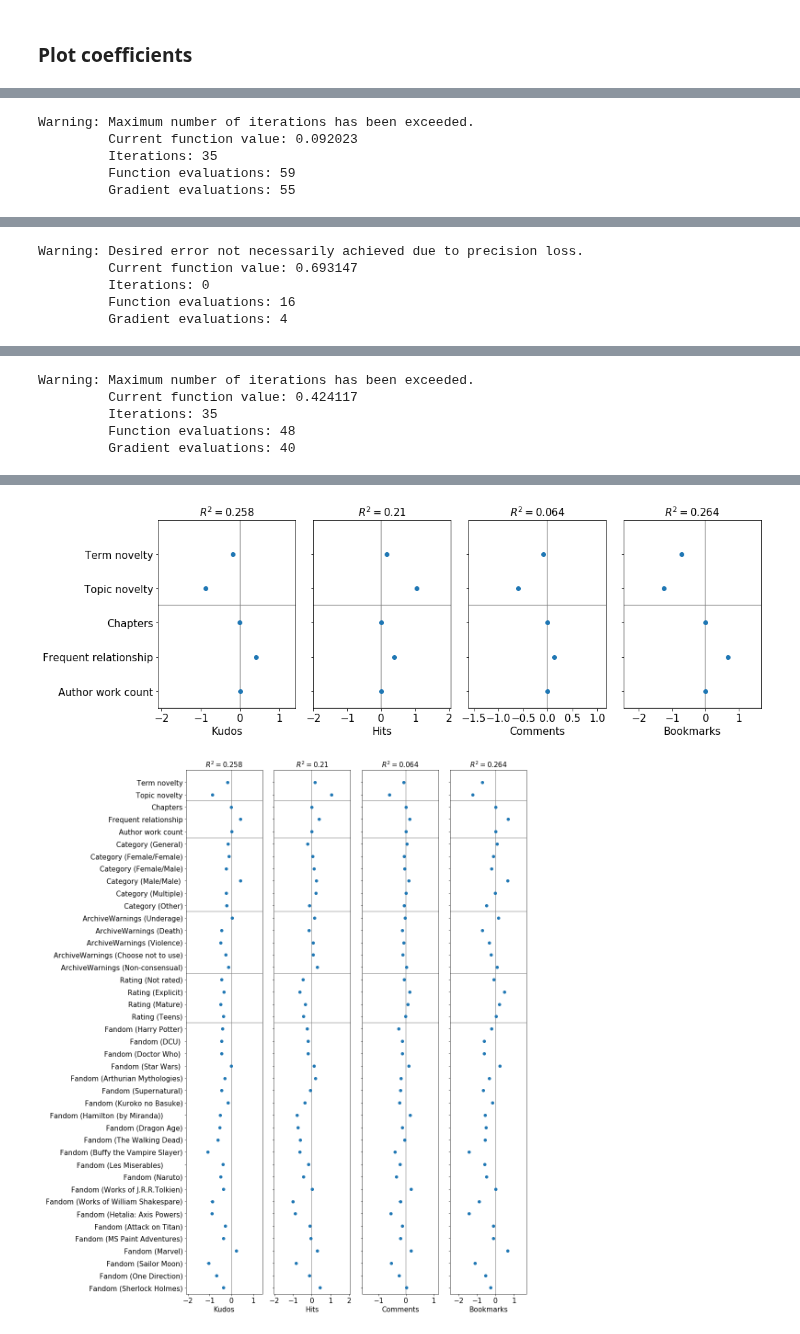
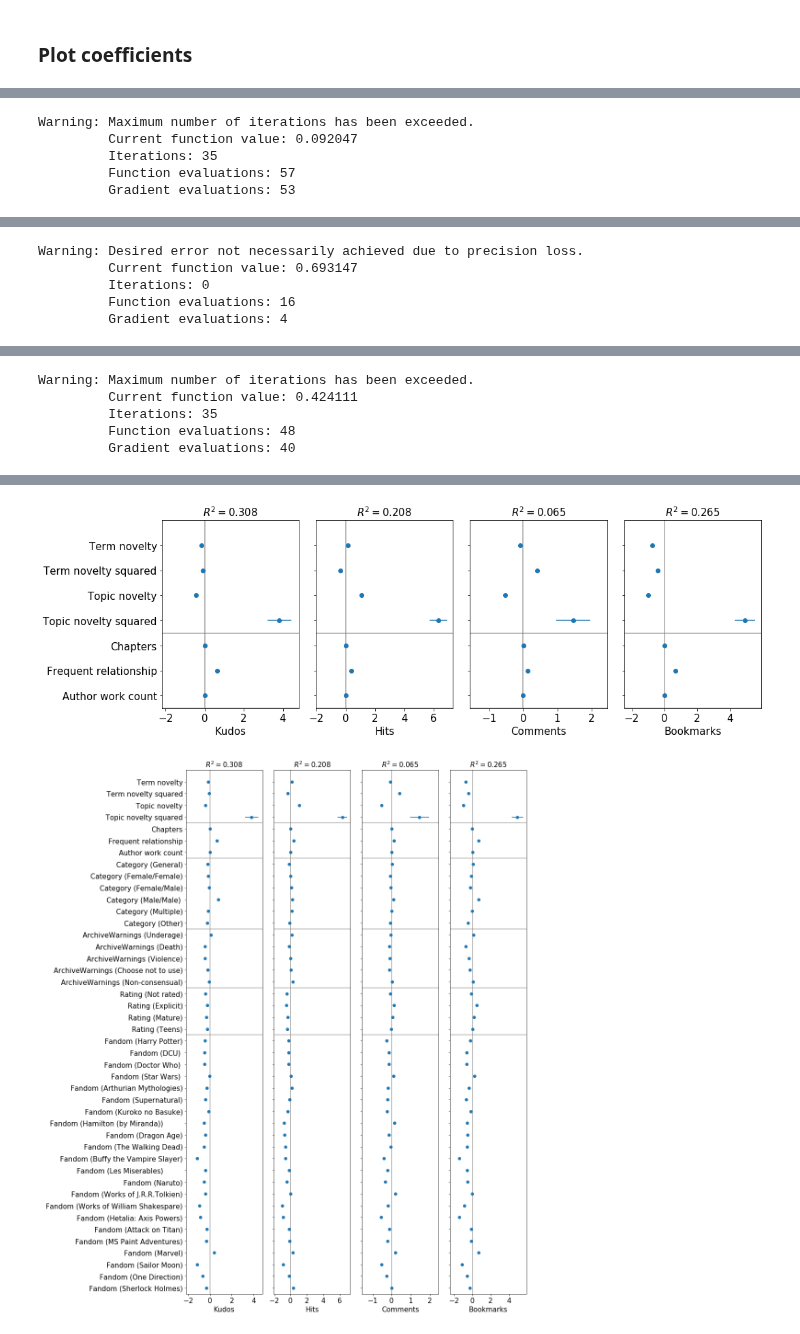
Before and after one commit to yzjing/ao3_old, a Jupyter notebook: exps/20190919_current_exps/2-step_addsq.ipynb, the cells around one changed output, grey strips where cells are left out. Cells and saved outputs as stored; diff of their text form; code cells hidden in the pictures.

```diff
--- a/exps/20190919_current_exps/2-step_addsq.ipynb
+++ b/exps/20190919_current_exps/2-step_addsq.ipynb
@@ -9,7 +9,7 @@ from statsmodels.formula.api import ols
 import statsmodels.api as sm
 from sklearn.linear_model import LogisticRegression
 # %%
-df_all = pd.read_csv('../../data/fanfic_regression_data_curated.tsv', sep = '\t')
+df_all = pd.read_csv('../../data/fanfic_regression_data_merged_chs.tsv', sep = '\t')
 # %%
 len(df_all)
 # %% [output]
@@ -282,8 +285,8 @@ def plot_fig(sq_option, partial=False):
     plt.tight_layout()
     plt.savefig('ols_coefs_sq={}_partial={}_no_merge.pdf'.format(sq_option, partial), format='pdf')
 # %%
-run_all(sq_option=False)
-plot_fig(partial=True, sq_option=False)
-plot_fig(partial=False, sq_option=False)
+run_all(sq_option=True)
+plot_fig(partial=True, sq_option=True)
+plot_fig(partial=False, sq_option=True)
 # %% [output]
 Warning: Maximum number of iterations has been exceeded.
@@ -312,10 +315,10 @@ Try using .loc[row_indexer,col_indexer] = value instead
 See the caveats in the documentation: http://pandas.pydata.org/pandas-docs/stable/user_guide/indexing.html#returning-a-view-versus-a-copy
   import sys
 Warning: Maximum number of iterations has been exceeded.
-         Current function value: 0.092023
+         Current function value: 0.092047
          Iterations: 35
-         Function evaluations: 59
-         Gradient evaluations: 55
+         Function evaluations: 57
+         Gradient evaluations: 53
 A value is trying to be set on a copy of a slice from a DataFrame.
 Try using .loc[row_indexer,col_indexer] = value instead
 
@@ -358,36 +361,36 @@ See the caveats in the documentation: http://pandas.pydata.org/pandas-docs/stabl
 
 A value is trying to be set on a copy of a slice from a DataFrame.
 Try using .loc[row_indexer,col_indexer] = value instead
 
 See the caveats in the documentation: http://pandas.pydata.org/pandas-docs/stable/user_guide/indexing.html#returning-a-view-versus-a-copy
   import sys
 Warning: Maximum number of iterations has been exceeded.
-         Current function value: 0.424117
+         Current function value: 0.424111
          Iterations: 35
          Function evaluations: 48
          Gradient evaluations: 40
 A value is trying to be set on a copy of a slice from a DataFrame.
 Try using .loc[row_indexer,col_indexer] = value instead
 
 See the caveats in the documentation: http://pandas.pydata.org/pandas-docs/stable/user_guide/indexing.html#returning-a-view-versus-a-copy
   after removing the cwd from sys.path.
 A value is trying to be set on a copy of a slice from a DataFrame.
 Try using .loc[row_indexer,col_indexer] = value instead
 
 See the caveats in the documentation: http://pandas.pydata.org/pandas-docs/stable/user_guide/indexing.html#returning-a-view-versus-a-copy
   """
 A value is trying to be set on a copy of a slice from a DataFrame.
 Try using .loc[row_indexer,col_indexer] = value instead
 
 See the caveats in the documentation: http://pandas.pydata.org/pandas-docs/stable/user_guide/indexing.html#returning-a-view-versus-a-copy
 
 A value is trying to be set on a copy of a slice from a DataFrame.
 Try using .loc[row_indexer,col_indexer] = value instead
 
 See the caveats in the documentation: http://pandas.pydata.org/pandas-docs/stable/user_guide/indexing.html#returning-a-view-versus-a-copy
   import sys
-[figure, old version]
+[figure, new version]
-[figure, old version]
+[figure, new version]
 # %%
 # print(kudos_model.summary())
 # %%
```
Also changed, not shown: parts of 3 cells of this notebook, 3 other files.
